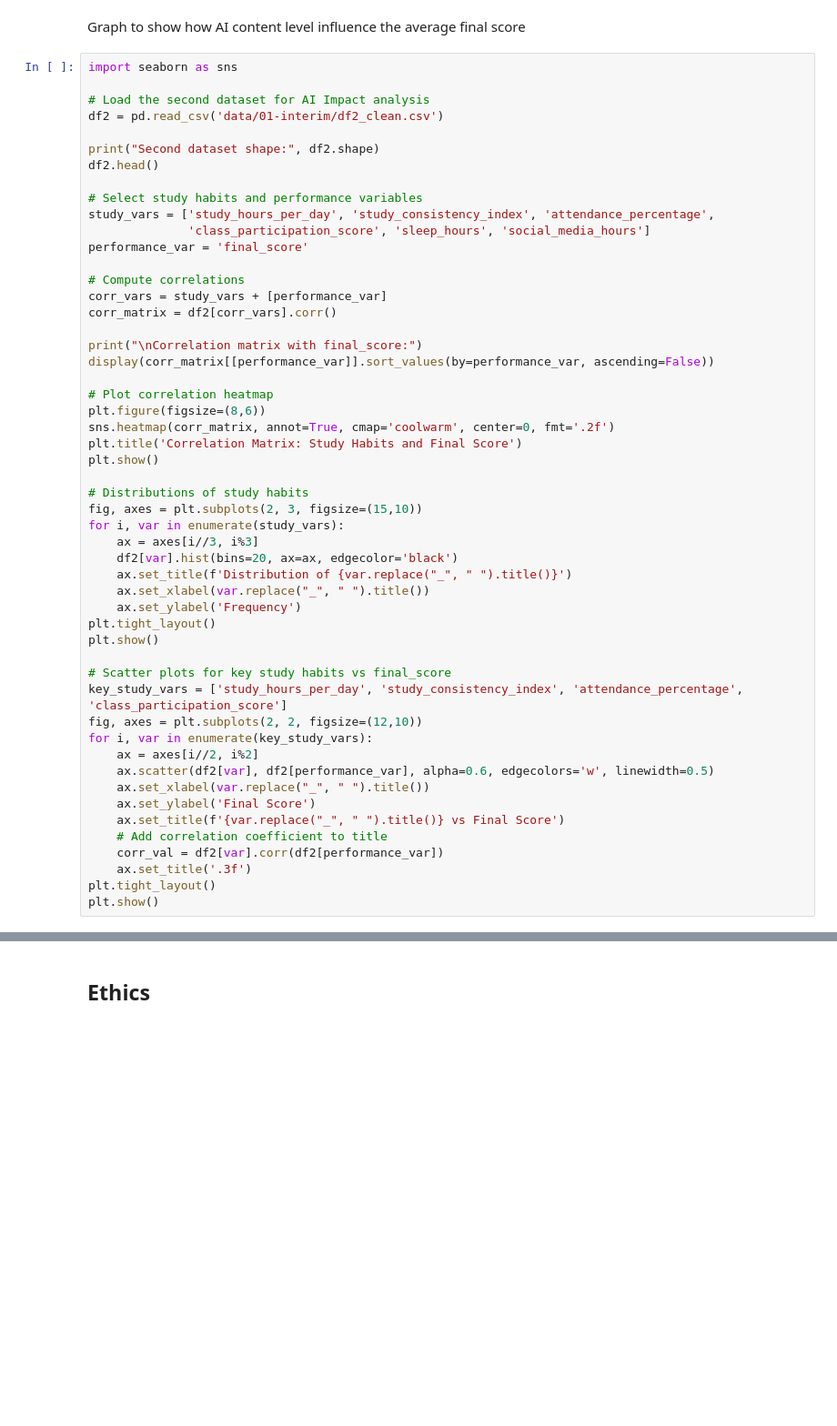
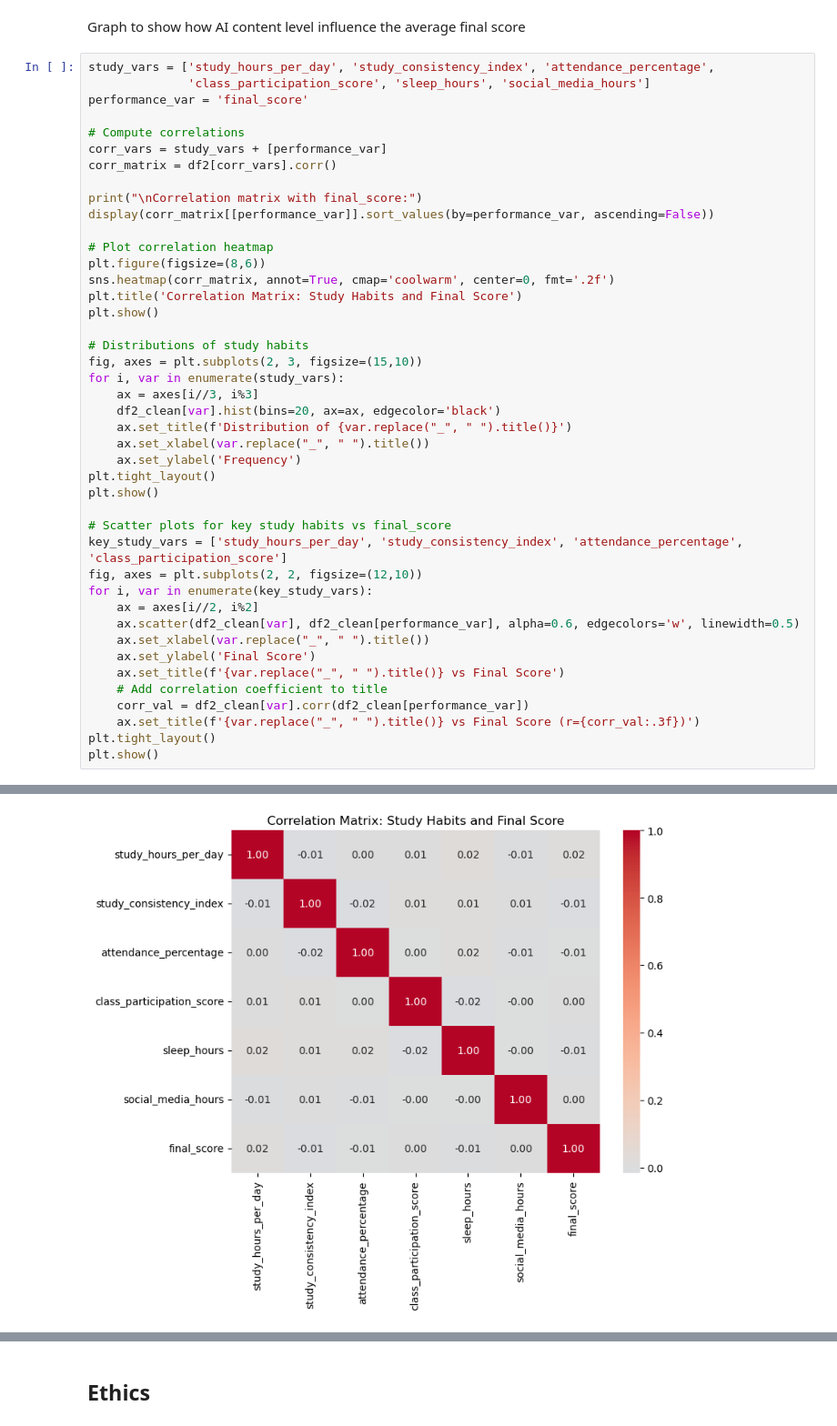
Before and after one commit to COGS108/Group016_WI26, a Jupyter notebook: 02-EDACheckpoint.ipynb, the cells around one changed output, grey strips where cells are left out. Shown at 91% size. Saved outputs shown, nothing was run; the diff lists cells and outputs as text; blank space fills up the shorter version.

```diff
--- a/02-EDACheckpoint.ipynb
+++ b/02-EDACheckpoint.ipynb
@@ -802,15 +802,6 @@ plt.show()
 # %% [markdown]
 Graph to show how AI content level influence the average final score
 # %%
-import seaborn as sns
-
-# Load the second dataset for AI Impact analysis
-df2 = pd.read_csv('data/01-interim/df2_clean.csv')
-
-print("Second dataset shape:", df2.shape)
-df2.head()
-
-# Select study habits and performance variables
 study_vars = ['study_hours_per_day', 'study_consistency_index', 'attendance_percentage',
               'class_participation_score', 'sleep_hours', 'social_media_hours']
 performance_var = 'final_score'
@@ -832,7 +823,7 @@ plt.show()
 fig, axes = plt.subplots(2, 3, figsize=(15,10))
 for i, var in enumerate(study_vars):
     ax = axes[i//3, i%3]
-    df2[var].hist(bins=20, ax=ax, edgecolor='black')
+    df2_clean[var].hist(bins=20, ax=ax, edgecolor='black')
     ax.set_title(f'Distribution of {var.replace("_", " ").title()}')
     ax.set_xlabel(var.replace("_", " ").title())
     ax.set_ylabel('Frequency')
@@ -844,12 +835,13 @@ key_study_vars = ['study_hours_per_day', 'study_consistency_index', 'attendance_
 fig, axes = plt.subplots(2, 2, figsize=(12,10))
 for i, var in enumerate(key_study_vars):
     ax = axes[i//2, i%2]
-    ax.scatter(df2[var], df2[performance_var], alpha=0.6, edgecolors='w', linewidth=0.5)
+    ax.scatter(df2_clean[var], df2_clean[performance_var], alpha=0.6, edgecolors='w', linewidth=0.5)
     ax.set_xlabel(var.replace("_", " ").title())
     ax.set_ylabel('Final Score')
     ax.set_title(f'{var.replace("_", " ").title()} vs Final Score')
     # Add correlation coefficient to title
-    corr_val = df2[var].corr(df2[performance_var])
-    ax.set_title('.3f')
+    corr_val = df2_clean[var].corr(df2_clean[performance_var])
+    ax.set_title(f'{var.replace("_", " ").title()} vs Final Score (r={corr_val:.3f})')
 plt.tight_layout()
 plt.show()
+# %% [output]
@@ -855,0 +857 @@ plt.show()
+[figure, added]
```
Also changed, not shown: parts of 1 cell of this notebook.
